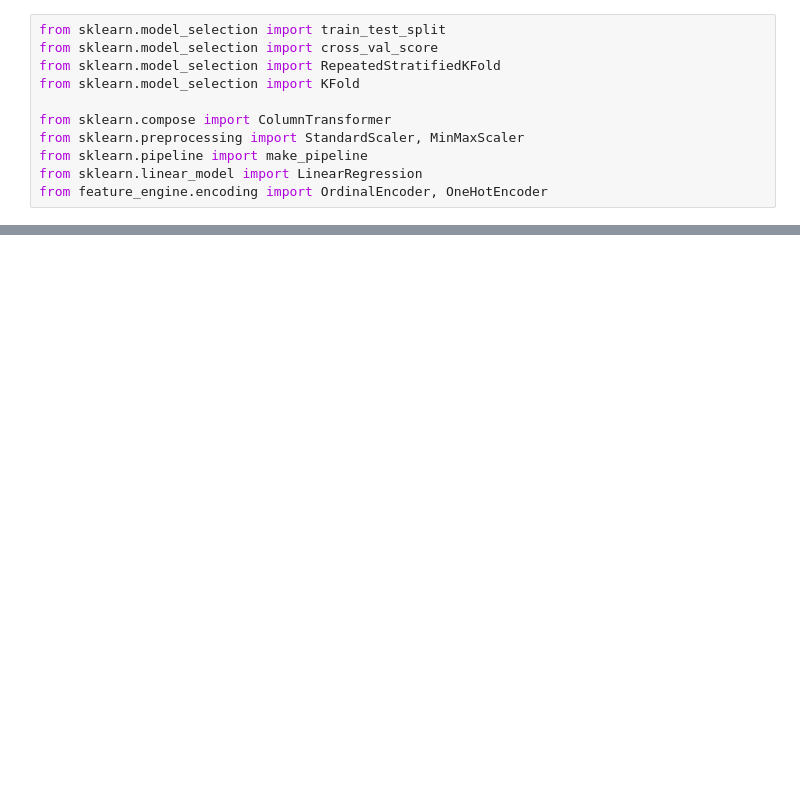
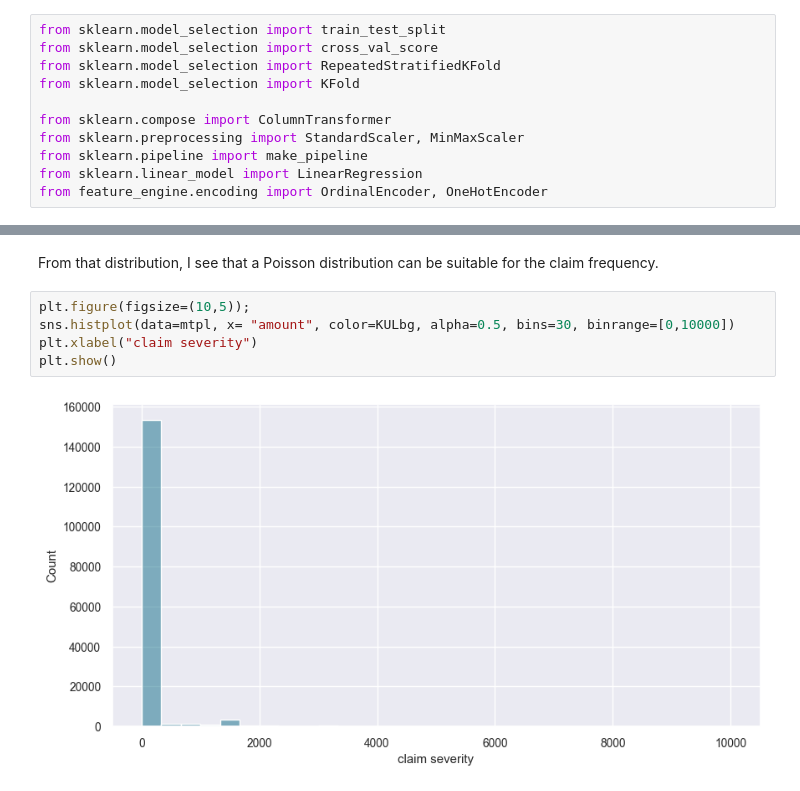
Before and after one commit to geoog/IABE-module1, a Jupyter notebook: notebook.ipynb, the cells around one changed output, grey strips where cells are left out. Drawn from its saved outputs; the diff is of its cells as text; blank space fills up the shorter version.

```diff
--- a/notebook.ipynb
+++ b/notebook.ipynb
@@ -166,0 +182,9 @@ plt.show()
+# %% [markdown]
+From that distribution, I see that a Poisson distribution can be suitable for the claim frequency.
+# %%
+plt.figure(figsize=(10,5));
+sns.histplot(data=mtpl, x= "amount", color=KULbg, alpha=0.5, bins=30, binrange=[0,10000])
+plt.xlabel("claim severity")
+plt.show()
+# %% [output]
+[figure, added]
```
Also changed, not shown: parts of 117 cells of this notebook.
